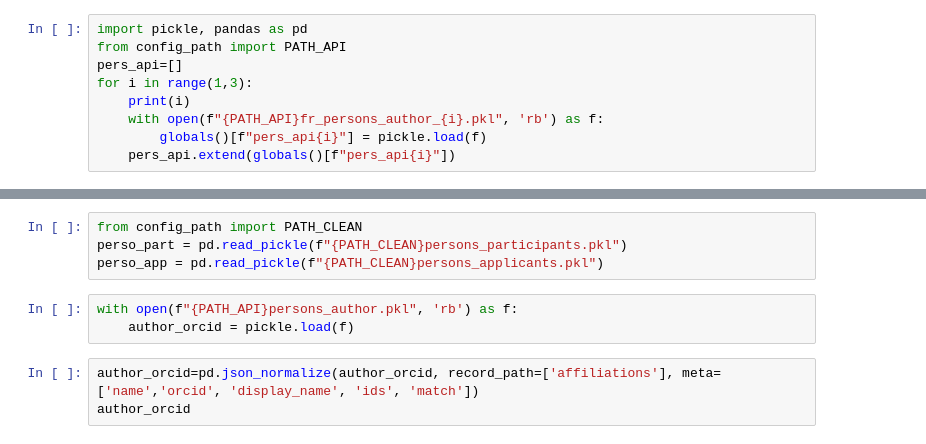
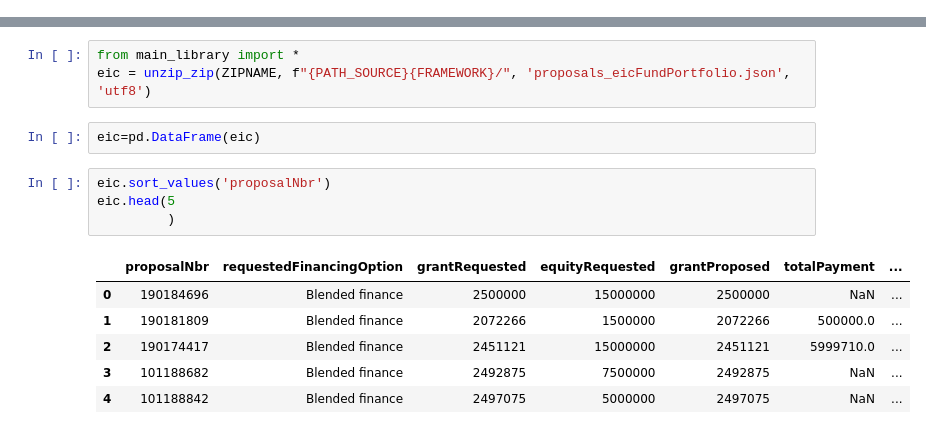
Before and after one commit to dataesr/pcri, a Jupyter notebook: test.ipynb, the cells around one changed output, grey strips where cells are left out. Saved outputs shown, nothing was run; the diff lists cells and outputs as text.

```diff
--- a/test.ipynb
+++ b/test.ipynb
@@ -583,9 +0,0 @@ for i in range(0, len(data_chunks)):
-# %%
-import pickle, pandas as pd
-from config_path import PATH_API
-pers_api=[]
-for i in range(1,3):
-    print(i)
-    with open(f"{PATH_API}fr_persons_author_{i}.pkl", 'rb') as f:
-        globals()[f"pers_api{i}"] = pickle.load(f)
-    pers_api.extend(globals()[f"pers_api{i}"])
@@ -605,10 +1,16 @@ for i in ['ids_orcid', 'institution_ror']:
-# %%
-from config_path import PATH_CLEAN
-perso_part = pd.read_pickle(f"{PATH_CLEAN}persons_participants.pkl")
-perso_app = pd.read_pickle(f"{PATH_CLEAN}persons_applicants.pkl")
-# %%
-with open(f"{PATH_API}persons_author.pkl", 'rb') as f:
-    author_orcid = pickle.load(f)
-# %%
-author_orcid=pd.json_normalize(author_orcid, record_path=['affiliations'], meta=['name','orcid', 'display_name', 'ids', 'match'])
-author_orcid
+# %%
+from main_library import *
+eic = unzip_zip(ZIPNAME, f"{PATH_SOURCE}{FRAMEWORK}/", 'proposals_eicFundPortfolio.json', 'utf8')
+# %%
+eic=pd.DataFrame(eic)
+# %%
+eic.sort_values('proposalNbr')
+eic.head(5
+         )
+# %% [output]
+|  | proposalNbr | requestedFinancingOption | grantRequested | equityRequested | grantProposed | totalPayment | ... |
+| 0 | 190184696 | Blended finance | 2500000 | 15000000 | 2500000 | NaN | ... |
+| 1 | 190181809 | Blended finance | 2072266 | 1500000 | 2072266 | 500000.0 | ... |
+| 2 | 190174417 | Blended finance | 2451121 | 15000000 | 2451121 | 5999710.0 | ... |
+| 3 | 101188682 | Blended finance | 2492875 | 7500000 | 2492875 | NaN | ... |
+| 4 | 101188842 | Blended finance | 2497075 | 5000000 | 2497075 | NaN | ... |
```
Also changed, not shown: parts of 55 cells of this notebook, 17 other files.
